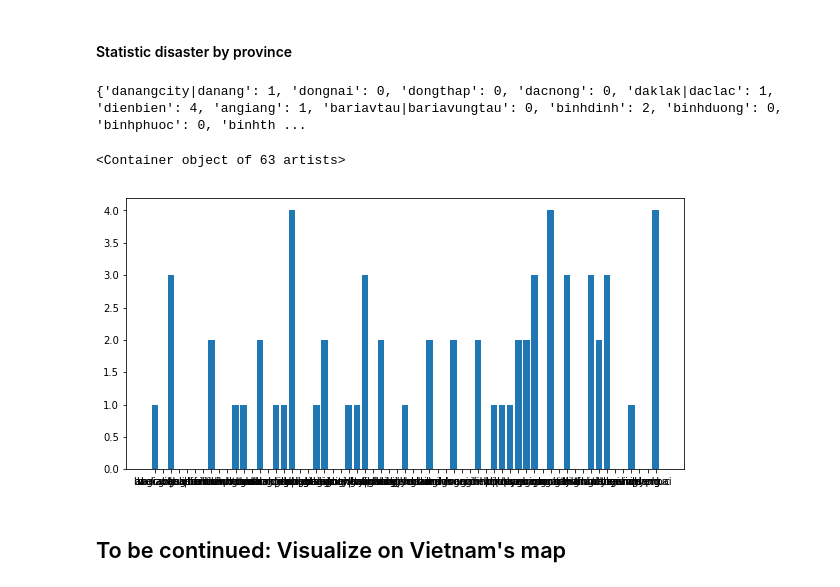
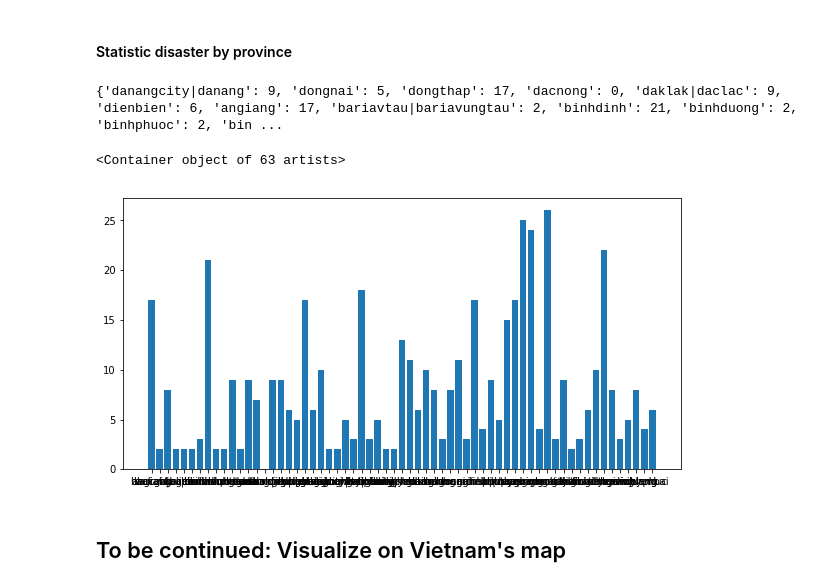
Before and after one commit to Hydroviet/Disaster-notebook, a Jupyter notebook: EMDAT_notebook.ipynb, the cells around one changed output. Cells and saved outputs as stored; diff of their text form; code cells hidden in the pictures.

```diff
--- a/EMDAT_notebook.ipynb
+++ b/EMDAT_notebook.ipynb
@@ -355,16 +355,16 @@ def statByProvince(data, yearStart, yearEnd):
                         cnt[key] += 1
     return cnt
 
-stat = statByProvince(floodVnDf, 2016, 2017)
+statFlood = statByProvince(floodVnDf, 1980, 2017)
 print()
-print(stat)
+print(statFlood)
 # %% [output]
-{'danangcity|danang': 1, 'dongnai': 0, 'dongthap': 0, 'dacnong': 0, 'daklak|daclac': 1, 'dienbien': 4, 'angiang': 1, 'bariavtau|bariavungtau': 0, 'binhdinh': 2, 'binhduong': 0, 'binhphuoc': 0, 'binhth ...
+{'danangcity|danang': 9, 'dongnai': 5, 'dongthap': 17, 'dacnong': 0, 'daklak|daclac': 9, 'dienbien': 6, 'angiang': 17, 'bariavtau|bariavungtau': 2, 'binhdinh': 21, 'binhduong': 2, 'binhphuoc': 2, 'bin ...
 # %%
 plt.figure(figsize=(10,5))
-plt.bar(stat.keys(), stat.values())
+plt.bar(statFlood.keys(), statFlood.values())
 # %% [output]
 <Container object of 63 artists>
-[figure, old version]
+[figure, new version]
 # %% [markdown]
 ## To be continued: Visualize on Vietnam's map
```
Also changed, not shown: parts of 4 cells of this notebook, 2 other files.
